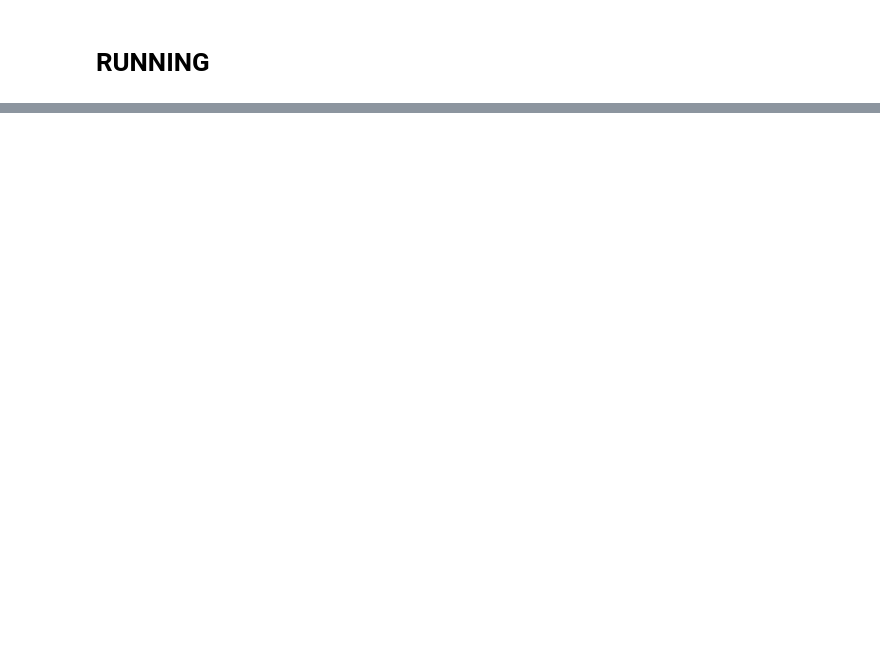
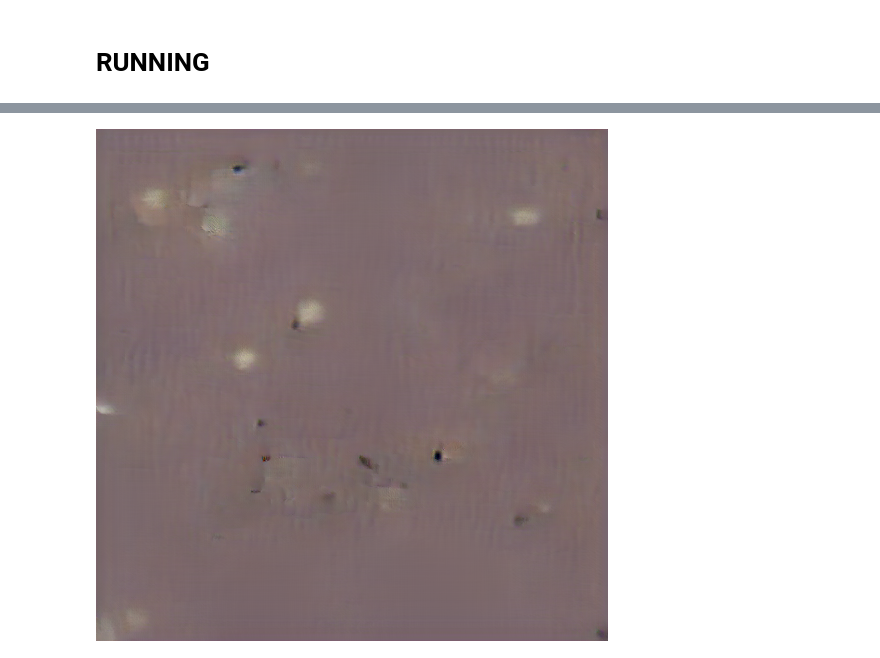
Before and after one commit to luc-leonard/taming-transformers, a Jupyter notebook: scripts/clip_generator.ipynb, the cells around one changed output, grey strips where cells are left out. Drawn from its saved outputs; the diff is of its cells as text; code cells hidden in the pictures; blank space fills up the shorter version.

```diff
--- a/scripts/clip_generator.ipynb
+++ b/scripts/clip_generator.ipynb
@@ -88,6 +98,6 @@ Fri Jun 11 11:09:33 2021
 #@title Example form fields
 #@markdown Forms support many types of fields.
 
-prompt = 'A angry Mario'  #@param {type: "string"}
+prompt = 'A bunch of foxes'  #@param {type: "string"}
 epochs = 240  #@param {type: "slider", min: 100, max: 1000}
 #@markdown ---
@@ -121,0 +104,9 @@ i: 100, loss: 0.744841, losses: 0.744841
+# %%
+from IPython import display
+
+trainer = Trainer([prompt], vqgan_model, clip_model, save_every=10, steps=epochs, device=device)
+for _ in trainer.epoch():
+  display.clear_output()
+  display.display(Image.open('./out/progress_latest.png'))
+# %% [output]
+[figure, added]
```
Also changed, not shown: parts of 10 cells of this notebook.
